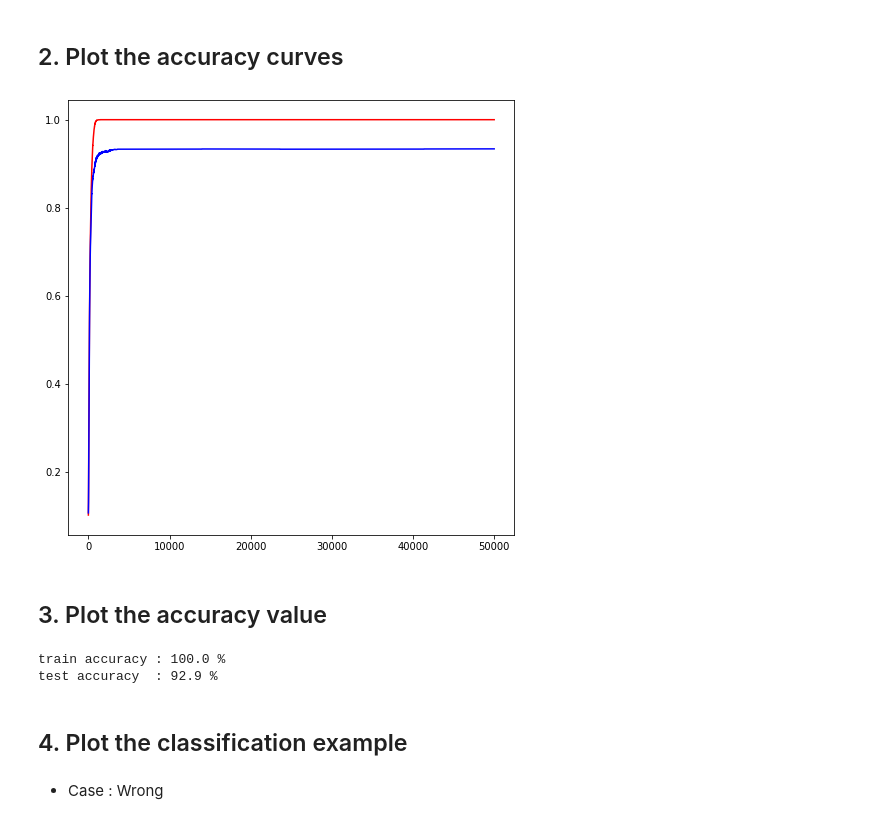
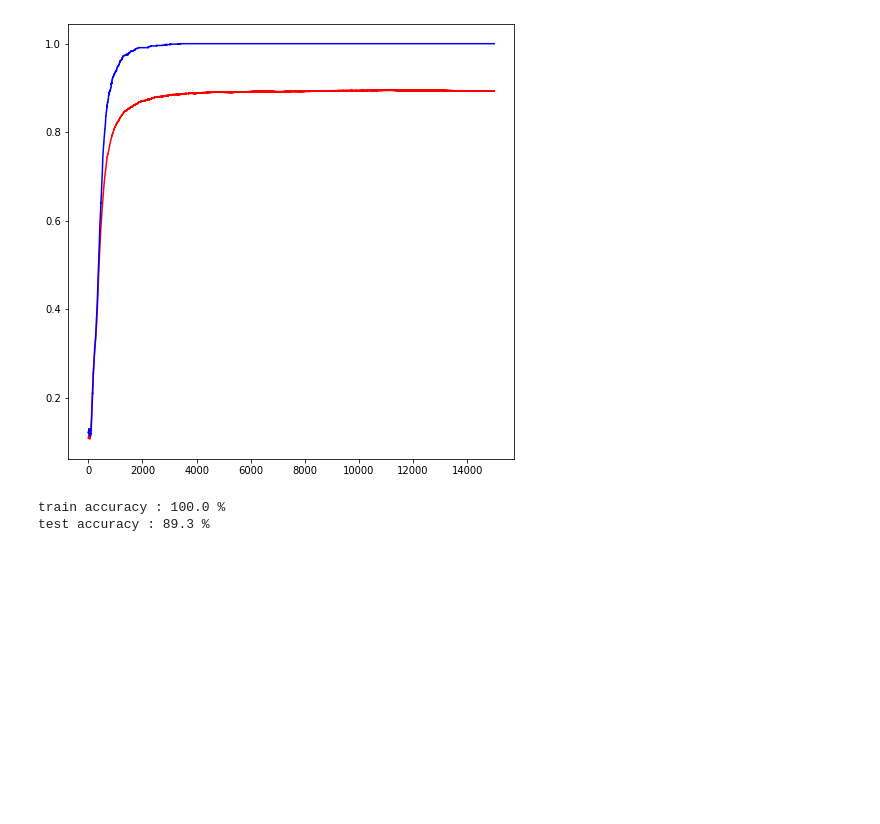
Before and after one commit to sonhs99/MachineLearning, a Jupyter notebook: Assignment09/Assignment09.ipynb, the cells around one changed output. Cells and saved outputs as stored; diff of their text form; code cells hidden in the pictures; blank space fills up the shorter version.

```diff
--- a/Assignment09/Assignment09.ipynb
+++ b/Assignment09/Assignment09.ipynb
@@ -124,17 +66,0 @@ def backpropagating(label, a, layers, rate):
-# %%
-train_h, a = running(train_image, Layers)
-test_h = running(test_image, Layers)[0]
-e = energy(train_h, train_label)
-rate = 0.001
-epoch = 50000
-
-for i in tqdm(range(epoch)):
-  train_e.append(e)
-  test_e.append(energy(test_h, test_label))
-  train_acc.append(accuracy(train_h.argmax(axis=0), train_label))
-  test_acc.append(accuracy(test_h.argmax(axis=0), test_label))
-  backpropagating(train_label, a, Layers, rate)
-  train_h, a = running(train_image, Layers)
-  test_h = running(test_image, Layers)[0]
-  e = energy(train_h, train_label)
-  if e != e : break
@@ -157,0 +67,2 @@ def print_pred(pred, real):
+# %%
+lamda = 0.5
@@ -157,0 +203,7 @@ def print_pred(pred, real):
+# %%
+Model = Sequence([Linear((112, 784), active = 'sigmoid', bias = True, schedule = 'rmsprop'),
+                  Linear((16, 112),  active = 'sigmoid', bias = True, schedule = 'rmsprop'),
+                  Linear((10, 16),   active = 'sigmoid', bias = True, schedule = 'rmsprop')],
+                 0.0001, 'binary')
+# %%
+train_e, train_acc, test_e, test_acc= Model.train(list_image[:, :1000], list_label[:, :1000], 15000, list_image[:, 1000:], list_label[:, 1000:])
@@ -165,21 +217,13 @@ plt.show()
-# %% [markdown]
-## 2. Plot the accuracy curves
 # %%
 plt.figure(figsize=(8, 8))
-plt.plot(range(0, len(train_acc)), train_acc, c = 'r')
-plt.plot(range(0, len(test_acc)), test_acc, c = 'b')
+plt.plot(range(0, len(test_acc)), test_acc, c = 'r')
+plt.plot(range(0, len(train_acc)), train_acc, c = 'b')
 plt.show()
 # %% [output]
-[figure, old version]
+[figure, new version]
-# %% [markdown]
-## 3. Plot the accuracy value
 # %%
-print('train accuracy :', accuracy(train_h.argmax(axis=0), train_label)*100,'%')
-print('test accuracy  :', accuracy(test_h.argmax(axis=0), test_label)*100, '%')
+print('train accuracy :', train_acc[-1]*100, '%')
+print('test accuracy :', test_acc[-1]*100, '%')
 # %% [output]
 train accuracy : 100.0 %
-test accuracy  : 92.9 %
+test accuracy : 89.3 %
-# %% [markdown]
-## 4. Plot the classification example
-# %% [markdown]
-* Case : Wrong
```
Also changed, not shown: parts of 19 cells of this notebook.
